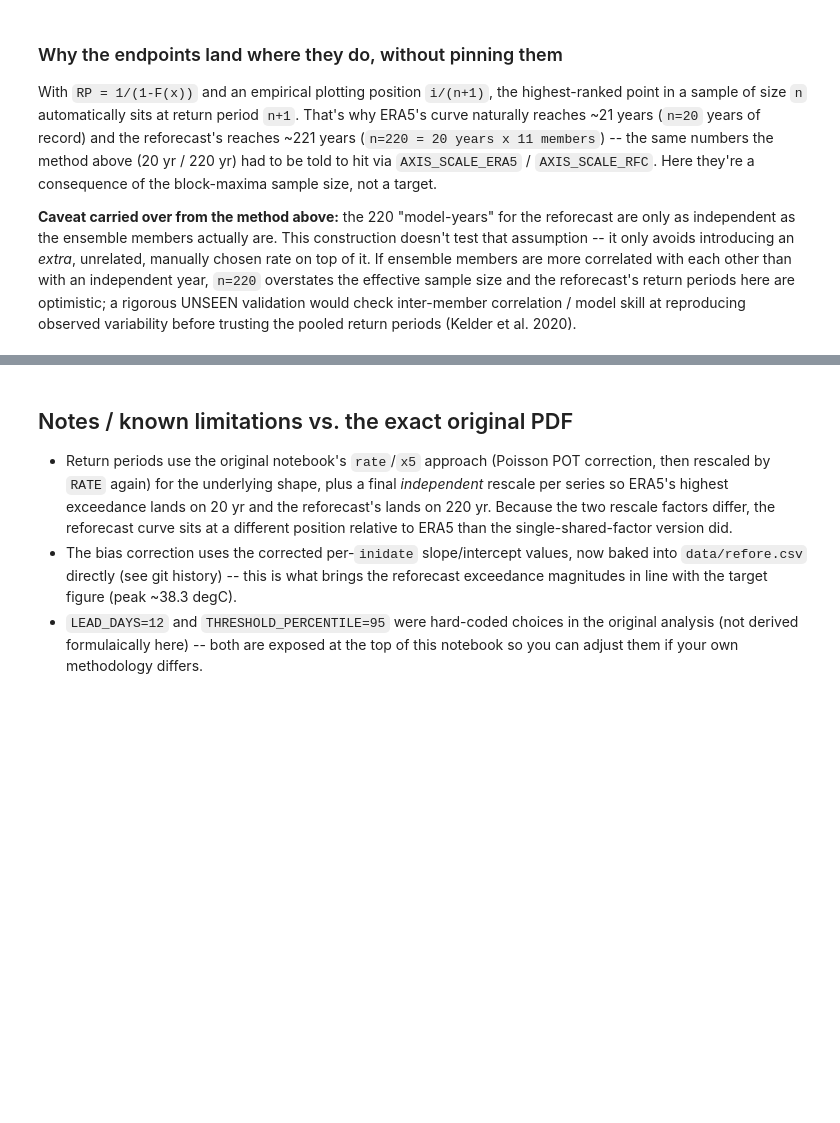
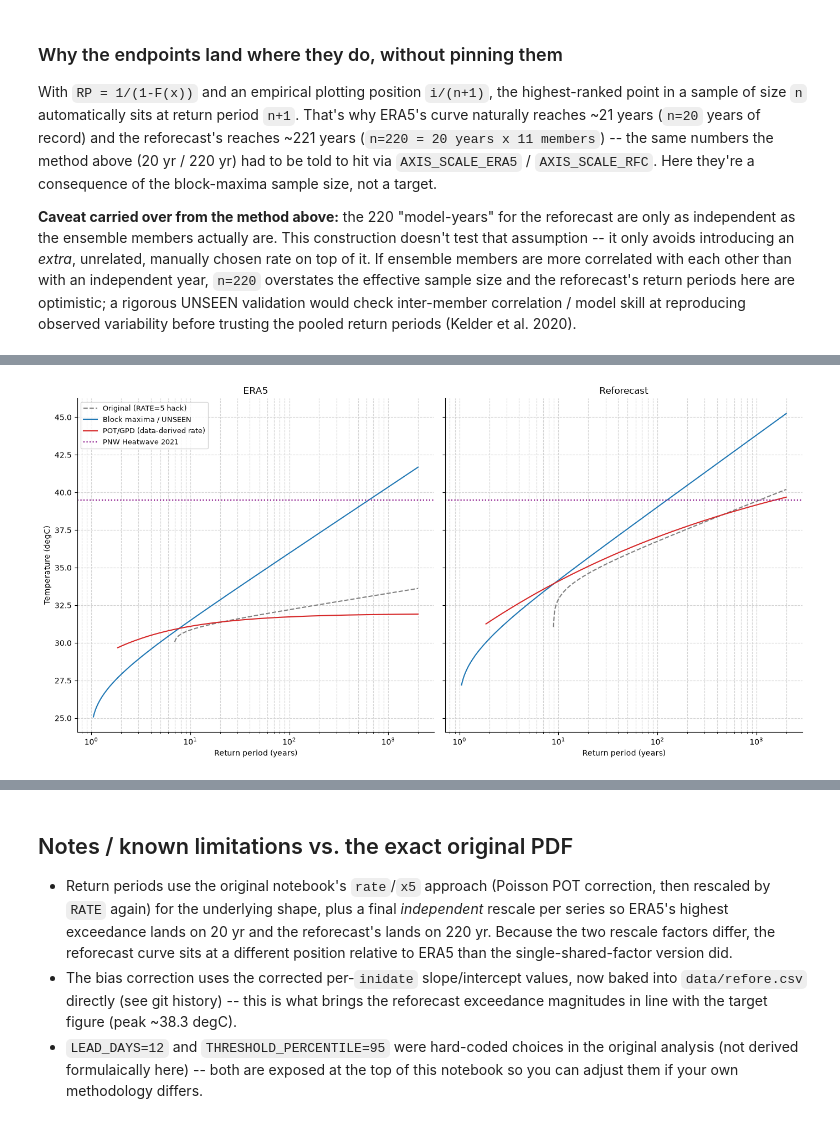
Before and after one commit to Olivash/DPHIL_extreme-weather-analysis, a Jupyter notebook: Gumbel_LMom_return_periods.ipynb, the cells around one changed output, grey strips where cells are left out. Drawn from its saved outputs; the diff is of its cells as text; code cells hidden in the pictures; blank space fills up the shorter version.

```diff
--- a/Gumbel_LMom_return_periods.ipynb
+++ b/Gumbel_LMom_return_periods.ipynb
@@ -417,0 +476,11 @@ the pooled return periods (Kelder et al. 2020).
+# %%
+rng4 = np.random.default_rng(RNG_SEED)
+
+era5_pot_boot = rng4.choice(excess_era5, N_BOOT * excess_era5.size).reshape(excess_era5.size, N_BOOT)
+rfc_pot_boot = rng4.choice(excess_rfc, N_BOOT * excess_rfc.size).reshape(excess_rfc.size, N_BOOT)
+
+era5_gpd = lm.gpd()
+era5_gpd.fit_X0(era5_pot_boot)   # X=0: fit is on the excess (top - u), not the raw values
+
+reforecast_gpd = lm.gpd()
+reforecast_gpd.fit_X0(rfc_pot_boot)
@@ -417,0 +602,53 @@ the pooled return periods (Kelder et al. 2020).
+# %%
+def _curve_original(T, gum_obj, rate, axis_scale):
+    T = np.asarray(T, dtype=float)
+    RP_shape = T / axis_scale
+    RPs = RP_shape / rate
+    with np.errstate(invalid='ignore'):
+        Qs = np.where(RPs >= 1, 1 - 1 / RPs, np.nan)
+        Qs_corr = (np.log(Qs) + rate) / rate
+    X, a = np.median(gum_obj.X), np.median(gum_obj.a)
+    return X - a * np.log(-np.log(Qs_corr))
+
+def _curve_blockmax(T, gum_obj):
+    T = np.asarray(T, dtype=float)
+    F = 1 - 1 / T
+    X, a = np.median(gum_obj.X), np.median(gum_obj.a)
+    return X - a * np.log(-np.log(F))
+
+def _curve_potgpd(T, gpd_obj, u, nu):
+    T = np.asarray(T, dtype=float)
+    with np.errstate(invalid='ignore'):
+        F = 1 - 1 / (nu * T)
+        F = np.where((F > 0) & (F < 1), F, np.nan)
+    k, a = np.median(gpd_obj.k), np.median(gpd_obj.a)
+    return u + a * (1 - (1 - F) ** k) / k
+
+T_compare_grid = np.geomspace(1.05, 2000, 400)
+
+fig4, axes4 = plt.subplots(1, 2, figsize=(14, 7), sharey=True)
+panels = [
+    (axes4[0], 'ERA5', era5_gum, era5_gum2, era5_gpd, u_era5, nu_era5, AXIS_SCALE_ERA5),
+    (axes4[1], 'Reforecast', reforecast_gum, reforecast_gum2, reforecast_gpd, u_rfc, nu_rfc, AXIS_SCALE_RFC),
+]
+for ax, label, gum_orig, gum_bm, gpd_pot, u, nu, axis_scale in panels:
+    ax.plot(T_compare_grid, _curve_original(T_compare_grid, gum_orig, RATE, axis_scale),
+            color='gray', ls='--', label='Original (RATE=5 hack)')
+    ax.plot(T_compare_grid, _curve_blockmax(T_compare_grid, gum_bm),
+            color=color_reforecast, label='Block maxima / UNSEEN')
+    ax.plot(T_compare_grid, _curve_potgpd(T_compare_grid, gpd_pot, u, nu),
+            color='tab:red', label='POT/GPD (data-derived rate)')
+    ax.axhline(REFERENCE_VALUE, color='purple', ls=':', label=REFERENCE_LABEL)
+    ax.set_xscale('log')
+    ax.set_title(label)
+    ax.set_xlabel('Return period (years)')
+    ax.grid(True, which='both', linestyle='--', color=grid_color)
+
+axes4[0].set_ylabel('Temperature (degC)')
+axes4[0].legend(loc='upper left', fontsize=9)
+sns.despine()
+plt.tight_layout()
+plt.savefig('method_comparison.pdf', dpi=600)
+plt.show()
+# %% [output]
+[figure, added]
```
Also changed, not shown: parts of 7 cells of this notebook.
